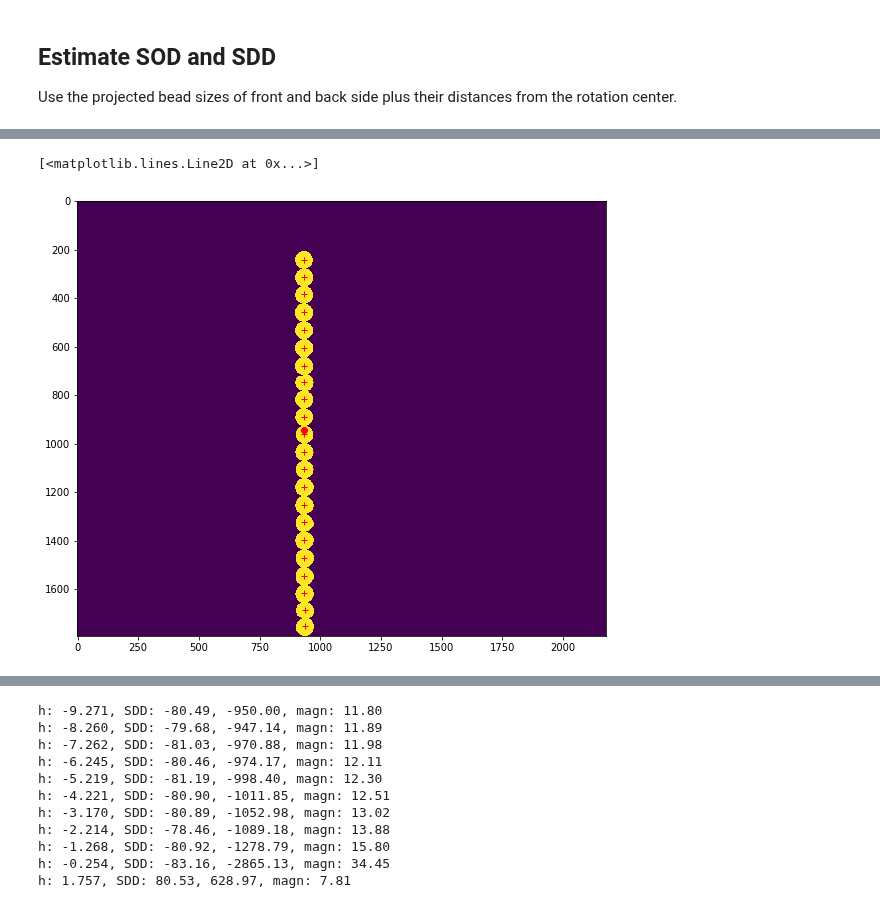
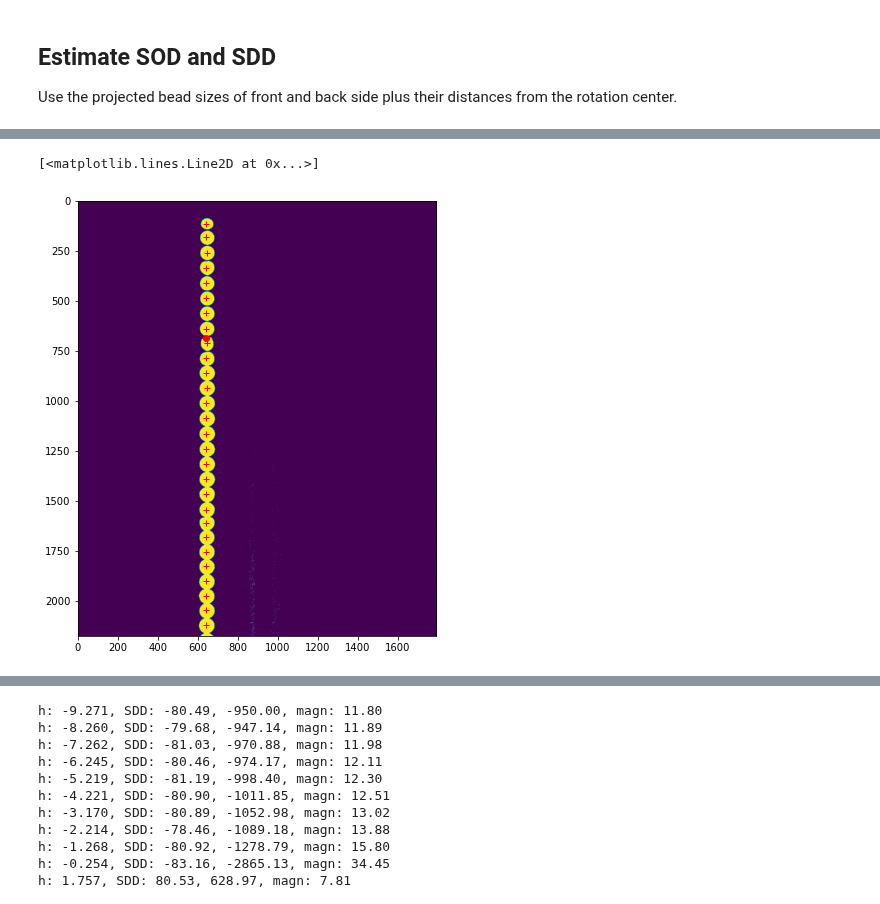
Before and after one commit to neutronimaging/scripts, a Jupyter notebook: python/notebooks/CBCTCalibration.ipynb, the cells around one changed output, grey strips where cells are left out. Drawn from its saved outputs; the diff is of its cells as text; code cells hidden in the pictures.

```diff
--- a/python/notebooks/CBCTCalibration.ipynb
+++ b/python/notebooks/CBCTCalibration.ipynb
@@ -282,6 +341,6 @@ def rearrangeCOG(coglist,N) :
 
     return res
 # %%
-r=rearrangeCOG(beadlist,16)
-print(r.shape,len(beadlist),r.shape[0]/len(beadlist))
+r=rearrangeCOG(e,16)
+print(r.shape,len(e),r.shape[0]/len(e))
 # %% [output]
@@ -324,13 +403,19 @@ plt.plot(xy[:,0],xy[:,1])
 def estEllipses(coords):
     pars={}
     ellipse = EllipseModel()
+    c2 = {}
 
     for idx in coords :
-        ellipse.estimate(coords[idx])
-        if ellipse.params[3] < ellipse.params[2] :
-            (ellipse.params[3],ellipse.params[2]) = (ellipse.params[2],ellipse.params[3])
-        pars[idx]=ellipse.params
+        cv = coords[idx]
+        print(cv.shape)
+        if (1<len(cv.shape)) :
+            ellipse.estimate(cv)
 
-    return pars
+#             if ellipse.params[3] < ellipse.params[2] :
+#                 (ellipse.params[3],ellipse.params[2]) = (ellipse.params[2],ellipse.params[3])
+            pars[idx]=ellipse.params
+            c2[idx]=cv
+
+    return pars,c2
 # %%
-pars=estEllipses(e)
+pars,c2=estEllipses(e)
@@ -344,0 +440,8 @@ pars[0]
+# %%
+fig, ax = plt.subplots(6,6,figsize=(15,15))
+ax=ax.ravel()
+
+for idx in pars :
+    ax[idx].plot(e[idx][:,1],e[idx][:,0],'.')
+    xy = EllipseModel().predict_xy(np.linspace(0, 2 * np.pi, 25),params=pars[idx])
+    ax[idx].plot(xy[:,1],xy[:,0])
@@ -392,16 +501,16 @@ Vertical piercing point at 944.71
 # %%
 idx=10
 c=2.5
-cog=findBeads(tcal[:,:,idx],disk(15),c=c)
+cog=findBeads(tcal[idx,:,:],disk(15),c=c)
 
 plt.figure(figsize=[12,8])
-plt.imshow(tcal[:,:,idx])
+plt.imshow(tcal[idx,:,:])
 
 plt.plot(cog[:,1]-1,cog[:,0]-1,'r+')
 plt.plot(cog[10,1]-1,vpiercing,'ro')
 # %% [output]
 [<matplotlib.lines.Line2D at 0x...>]
-[figure, old version]
+[figure, new version]
 # %%
 def sampleTilt(pars) :
     x = []
```
Also changed, not shown: parts of 44 cells of this notebook.
